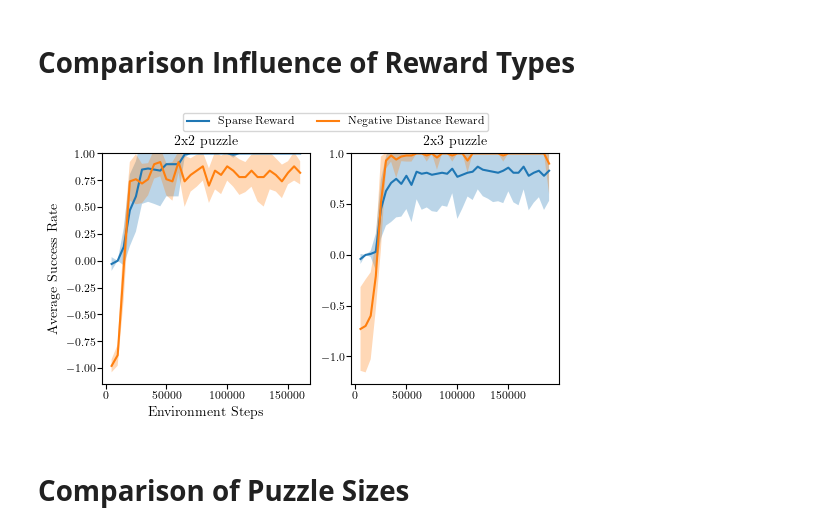
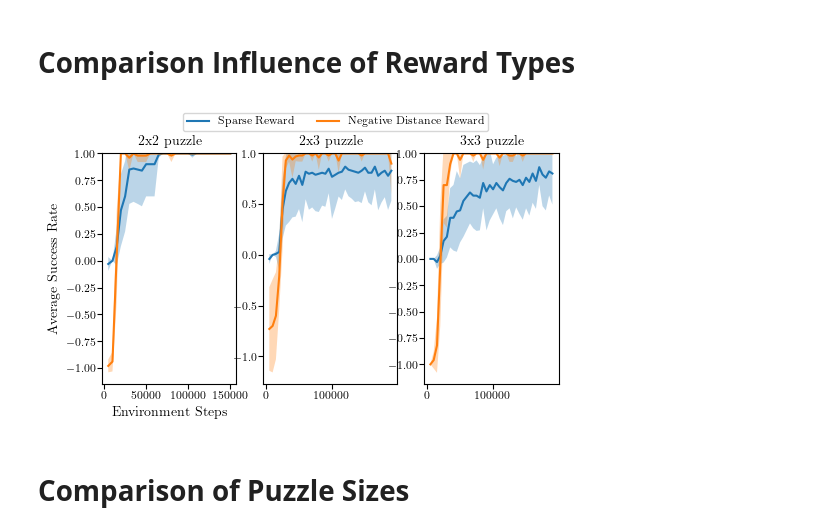
Before and after one commit to rosa-wolf/Multi-Phase-Skill-Learning-SlidingPuzzle, a Jupyter notebook: eval_data.ipynb, the cells around one changed output. Saved outputs shown, nothing was run; the diff lists cells and outputs as text; code cells hidden in the pictures.

```diff
--- a/eval_data.ipynb
+++ b/eval_data.ipynb
@@ -137,9 +137,31 @@ path_negdist_2x3_3skills = ["/home/rosa/Documents/Uni/Masterarbeit/checkpoints_p
                            "/home/rosa/Documents/Uni/Masterarbeit/checkpoints_predefined/2x3/2x3_3skills_predefined_neg_distTrue_movementFalse_sparseFalse_seed487193/evaluations.npz","/home/rosa/Documents/Uni/Masterarbeit/checkpoints_predefined/2x3/2x3_3skills_predefined_neg_distFalse_movementFalse_sparseTrue_seed123456/evaluations.npz",
                            "/home/rosa/Documents/Uni/Masterarbeit/checkpoints_predefined/2x3/2x3_3skills_predefined_neg_distTrue_movementFalse_sparseFalse_seed495813/evaluations.npz","/home/rosa/Documents/Uni/Masterarbeit/checkpoints_predefined/2x3/2x3_3skills_predefined_neg_distFalse_movementFalse_sparseTrue_seed123456/evaluations.npz",
                            "/home/rosa/Documents/Uni/Masterarbeit/checkpoints_predefined/2x3/2x3_3skills_predefined_neg_distTrue_movementFalse_sparseFalse_seed582759/evaluations.npz"]
+# %%
+path_sparse_3x3_4skills = ["/home/rosa/Documents/Uni/Masterarbeit/checkpoints_predefined/3x3/3x3_4skills_predefined_neg_distFalse_movementFalse_sparseTrue_seed123456/evaluations.npz",
+                           "/home/rosa/Documents/Uni/Masterarbeit/checkpoints_predefined/3x3/3x3_4skills_predefined_neg_distFalse_movementFalse_sparseTrue_seed126224/evaluations.npz",
+                           "/home/rosa/Documents/Uni/Masterarbeit/checkpoints_predefined/3x3/3x3_4skills_predefined_neg_distFalse_movementFalse_sparseTrue_seed214779/evaluations.npz",
+                           "/home/rosa/Documents/Uni/Masterarbeit/checkpoints_predefined/3x3/3x3_4skills_predefined_neg_distFalse_movementFalse_sparseTrue_seed285719/evaluations.npz",
+                           "/home/rosa/Documents/Uni/Masterarbeit/checkpoints_predefined/3x3/3x3_4skills_predefined_neg_distFalse_movementFalse_sparseTrue_seed487193/evaluations.npz",
+                           "/home/rosa/Documents/Uni/Masterarbeit/checkpoints_predefined/3x3/3x3_4skills_predefined_neg_distFalse_movementFalse_sparseTrue_seed495813/evaluations.npz",
+                           "/home/rosa/Documents/Uni/Masterarbeit/checkpoints_predefined/3x3/3x3_4skills_predefined_neg_distFalse_movementFalse_sparseTrue_seed582759/evaluations.npz",
+                           "/home/rosa/Documents/Uni/Masterarbeit/checkpoints_predefined/3x3/3x3_4skills_predefined_neg_distFalse_movementFalse_sparseTrue_seed682147/evaluations.npz",
+                           "/home/rosa/Documents/Uni/Masterarbeit/checkpoints_predefined/3x3/3x3_4skills_predefined_neg_distFalse_movementFalse_sparseTrue_seed918504/evaluations.npz",
+                           "/home/rosa/Documents/Uni/Masterarbeit/checkpoints_predefined/3x3/3x3_4skills_predefined_neg_distFalse_movementFalse_sparseTrue_seed978623/evaluations.npz"]
+
+path_negdist_3x3_4skills = ["/home/rosa/Documents/Uni/Masterarbeit/checkpoints_predefined/3x3/3x3_4skills_predefined_neg_distTrue_movementFalse_sparseFalse_seed123456/evaluations.npz",
+                           "/home/rosa/Documents/Uni/Masterarbeit/checkpoints_predefined/3x3/3x3_4skills_predefined_neg_distTrue_movementFalse_sparseFalse_seed126224/evaluations.npz",
+                           "/home/rosa/Documents/Uni/Masterarbeit/checkpoints_predefined/3x3/3x3_4skills_predefined_neg_distTrue_movementFalse_sparseFalse_seed214779/evaluations.npz",
+                           "/home/rosa/Documents/Uni/Masterarbeit/checkpoints_predefined/3x3/3x3_4skills_predefined_neg_distTrue_movementFalse_sparseFalse_seed285719/evaluations.npz",
+                           "/home/rosa/Documents/Uni/Masterarbeit/checkpoints_predefined/3x3/3x3_4skills_predefined_neg_distTrue_movementFalse_sparseFalse_seed487193/evaluations.npz",
+                           "/home/rosa/Documents/Uni/Masterarbeit/checkpoints_predefined/3x3/3x3_4skills_predefined_neg_distTrue_movementFalse_sparseFalse_seed495813/evaluations.npz",
+                           "/home/rosa/Documents/Uni/Masterarbeit/checkpoints_predefined/3x3/3x3_4skills_predefined_neg_distTrue_movementFalse_sparseFalse_seed582759/evaluations.npz",
+                           "/home/rosa/Documents/Uni/Masterarbeit/checkpoints_predefined/3x3/3x3_4skills_predefined_neg_distTrue_movementFalse_sparseFalse_seed682147/evaluations.npz",
+                           "/home/rosa/Documents/Uni/Masterarbeit/checkpoints_predefined/3x3/3x3_4skills_predefined_neg_distTrue_movementFalse_sparseFalse_seed918504/evaluations.npz",
+                           "/home/rosa/Documents/Uni/Masterarbeit/checkpoints_predefined/3x3/3x3_4skills_predefined_neg_distTrue_movementFalse_sparseFalse_seed978623/evaluations.npz"]
 # %%
 x1 = np.load(path_sparse_2x2_2skills[0], mmap_mode='r')["timesteps"]
-idx = np.where(x1 <= 160000)
+idx = np.where(x1 <= 150000)
 x1 = x1[idx]
 
 returns_sparse_2x2_2skills, succ_sparse_2x2_2skills = gather_data(path_sparse_2x2_2skills, x1, idx)
@@ -159,8 +181,18 @@ returns_negdist_2x3_3skills, succ_negdist_2x3_3skills = gather_data(path_negdist
 
 mean_succ_sparse_2x3_3skills, std_succ_sparse_2x3_3skills = compute_mean_std(succ_sparse_2x3_3skills)
 mean_succ_negdist_2x3_3skills, std_succ_negdist_2x3_3skills = compute_mean_std(succ_negdist_2x3_3skills)
+# %%
+x3 = np.load(path_sparse_3x3_4skills[0], mmap_mode='r')["timesteps"]
+idx = np.where(x3 <= 190000)
+x3 = x3[idx]
+
+returns_sparse_3x3_4skills, succ_sparse_3x3_4skills = gather_data(path_sparse_3x3_4skills, x3, idx)
+returns_negdist_3x3_4skills, succ_negdist_3x3_4skills = gather_data(path_negdist_3x3_4skills, x3, idx)
+
+mean_succ_sparse_3x3_4skills, std_succ_sparse_3x3_4skills = compute_mean_std(succ_sparse_3x3_4skills)
+mean_succ_negdist_3x3_4skills, std_succ_negdist_3x3_4skills = compute_mean_std(succ_negdist_3x3_4skills)
 # %%
-fig, ax = plt.subplots(1, 2, figsize=(TEXTWIDTH +0.1, TEXTWIDTH * (5**.5 - 1.2) / 2))
+fig, ax = plt.subplots(1, 3, figsize=(TEXTWIDTH +0.1, TEXTWIDTH * (5**.5 - 1.2) / 2))
 
 # 2x2 puzzle
 # 2 skills
@@ -176,34 +208,42 @@ ax[0].fill_between(x1, mean_succ_negdist_2x2_2skills + std_succ_negdist_2x2_2ski
 
 # 2x3 puzzle
 ax[1].plot(x2, mean_succ_sparse_2x3_3skills, label="Sparse Reward")
 ax[1].fill_between(x2, mean_succ_sparse_2x3_3skills + std_succ_sparse_2x3_3skills, mean_succ_sparse_2x3_3skills - std_succ_sparse_2x3_3skills, alpha=0.3)
 
 ax[1].plot(x2, mean_succ_negdist_2x3_3skills, label="Negative Distance Reward")
 ax[1].fill_between(x2, mean_succ_negdist_2x3_3skills + std_succ_negdist_2x3_3skills, mean_succ_negdist_2x3_3skills - std_succ_negdist_2x3_3skills, alpha=0.3)
 
+# 3x3 puzzle
+ax[2].plot(x3, mean_succ_sparse_3x3_4skills, label="Sparse Reward")
+ax[2].fill_between(x3, mean_succ_sparse_3x3_4skills + std_succ_sparse_3x3_4skills, mean_succ_sparse_3x3_4skills - std_succ_sparse_3x3_4skills, alpha=0.3)
+
+ax[2].plot(x3, mean_succ_negdist_3x3_4skills, label="Negative Distance Reward")
+ax[2].fill_between(x3, mean_succ_negdist_3x3_4skills + std_succ_negdist_3x3_4skills, mean_succ_negdist_3x3_4skills - std_succ_negdist_3x3_4skills, alpha=0.3)
 
 
 ax[0].set_ylim(top=1.)
 ax[1].set_ylim(top=1.)
+ax[2].set_ylim(top=1.)
 ax[0].set_title("2x2 puzzle")
 ax[1].set_title("2x3 puzzle")
+ax[2].set_title("3x3 puzzle")
 
 #ax[0, 0].set_xticklabels([])
 
 #for i in range(2):
 #    for j in range(3):
 #        ax[i, j].locator_params(axis='y', nbins=3)
 
 ax[0].set_xlabel('Environment Steps')
 ax[0].set_ylabel('Average Success Rate')
 handles, labels = ax[0].get_legend_handles_labels()
 fig.legend(handles, labels, ncol=2, bbox_to_anchor=(0.79,1.035))
 plt.savefig("Comparison-Reward_Shaping.pdf",
             bbox_inches='tight', dpi=plt.gcf().dpi)#,
             #dpi=1000)
 plt.show()
 # %% [output]
-[figure, old version]
+[figure, new version]
 # %% [markdown]
 # **Comparison of Puzzle Sizes**
 # %%
```
Also changed, not shown: parts of 1 cell of this notebook, 8 other files.
